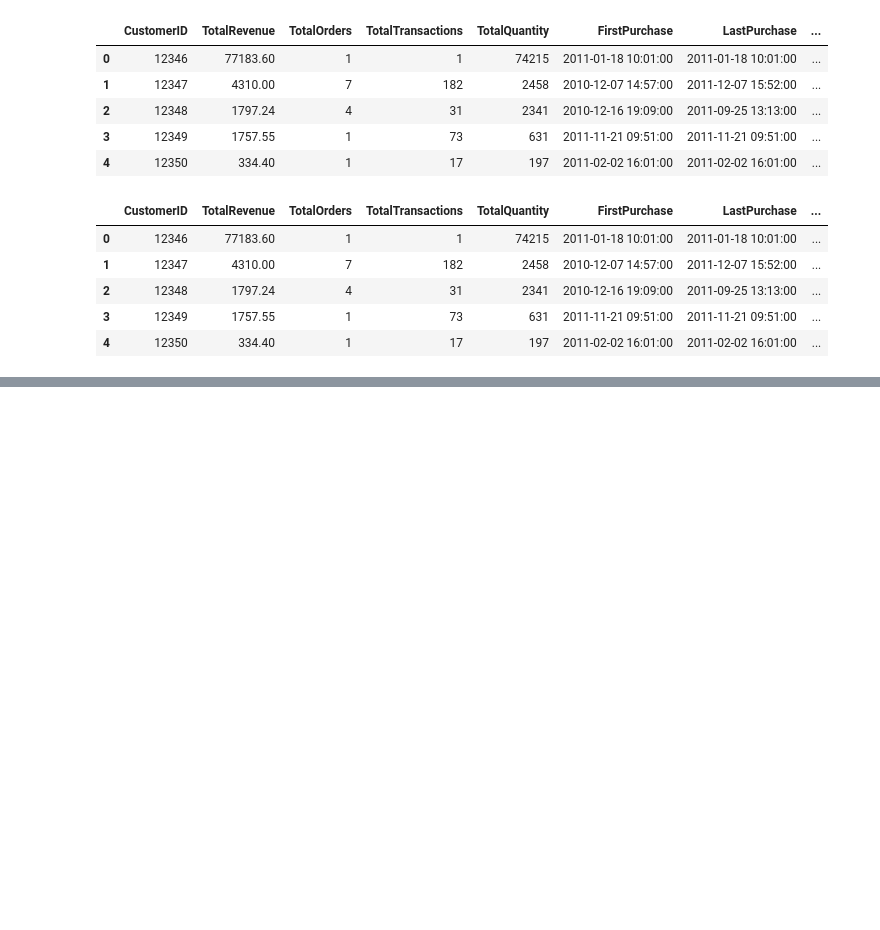
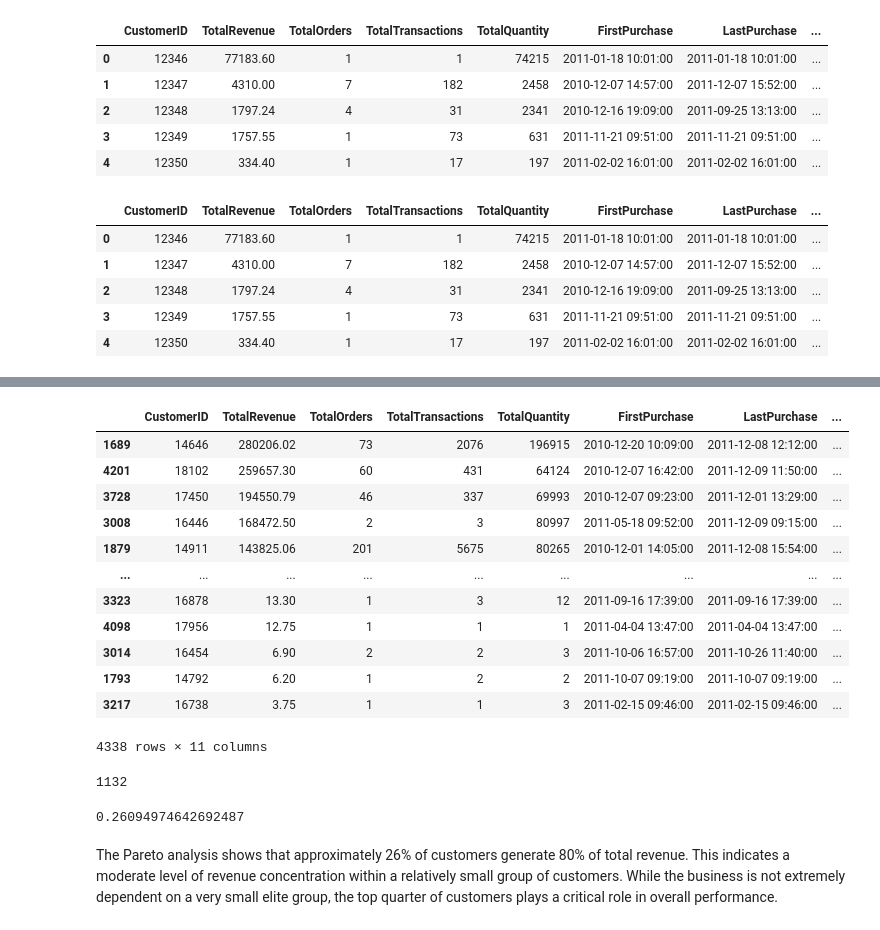
Before and after one commit to patrykraj/sales-analysis, a Jupyter notebook: sales-analysis.ipynb, the cells around one changed output, grey strips where cells are left out. Cells and saved outputs as stored; diff of their text form; code cells hidden in the pictures; blank space fills up the shorter version.

```diff
--- a/sales-analysis.ipynb
+++ b/sales-analysis.ipynb
@@ -170,0 +190,37 @@ customer_table.head()
+# %%
+#add revenue share per customer
+customer_table['RevenueShare'] = (
+    customer_table['TotalRevenue'] / customer_table['TotalRevenue'].sum()
+)
+
+customer_table['CumulativeShare'] = customer_table['RevenueShare'].cumsum()
+customer_table
+# %% [output]
+|  | CustomerID | TotalRevenue | TotalOrders | TotalTransactions | TotalQuantity | FirstPurchase | LastPurchase | ... |
+| 1689 | 14646 | 280206.02 | 73 | 2076 | 196915 | 2010-12-20 10:09:00 | 2011-12-08 12:12:00 | ... |
+| 4201 | 18102 | 259657.30 | 60 | 431 | 64124 | 2010-12-07 16:42:00 | 2011-12-09 11:50:00 | ... |
+| 3728 | 17450 | 194550.79 | 46 | 337 | 69993 | 2010-12-07 09:23:00 | 2011-12-01 13:29:00 | ... |
+| 3008 | 16446 | 168472.50 | 2 | 3 | 80997 | 2011-05-18 09:52:00 | 2011-12-09 09:15:00 | ... |
+| 1879 | 14911 | 143825.06 | 201 | 5675 | 80265 | 2010-12-01 14:05:00 | 2011-12-08 15:54:00 | ... |
+| ... | ... | ... | ... | ... | ... | ... | ... | ... |
+| 3323 | 16878 | 13.30 | 1 | 3 | 12 | 2011-09-16 17:39:00 | 2011-09-16 17:39:00 | ... |
+| 4098 | 17956 | 12.75 | 1 | 1 | 1 | 2011-04-04 13:47:00 | 2011-04-04 13:47:00 | ... |
+| 3014 | 16454 | 6.90 | 2 | 2 | 3 | 2011-10-06 16:57:00 | 2011-10-26 11:40:00 | ... |
+| 1793 | 14792 | 6.20 | 1 | 2 | 2 | 2011-10-07 09:19:00 | 2011-10-07 09:19:00 | ... |
+| 3217 | 16738 | 3.75 | 1 | 1 | 3 | 2011-02-15 09:46:00 | 2011-02-15 09:46:00 | ... |
+4338 rows × 11 columns
+# %%
+#how many customers makes 80% of share
+pareto_80 = customer_table[customer_table['CumulativeShare'] <= 0.8]
+len(pareto_80)
+# %% [output]
+1132
+# %%
+#share of all customers
+pareto_80.shape[0] / customer_table.shape[0]
+# %% [output]
+0.26094974642692487
+# %% [markdown]
+The Pareto analysis shows that approximately 26% of customers generate 80% of total revenue.
+This indicates a moderate level of revenue concentration within a relatively small group of customers.
+While the business is not extremely dependent on a very small elite group, the top quarter of customers plays a critical role in overall performance.
```
Also changed, not shown: parts of 21 cells of this notebook.
